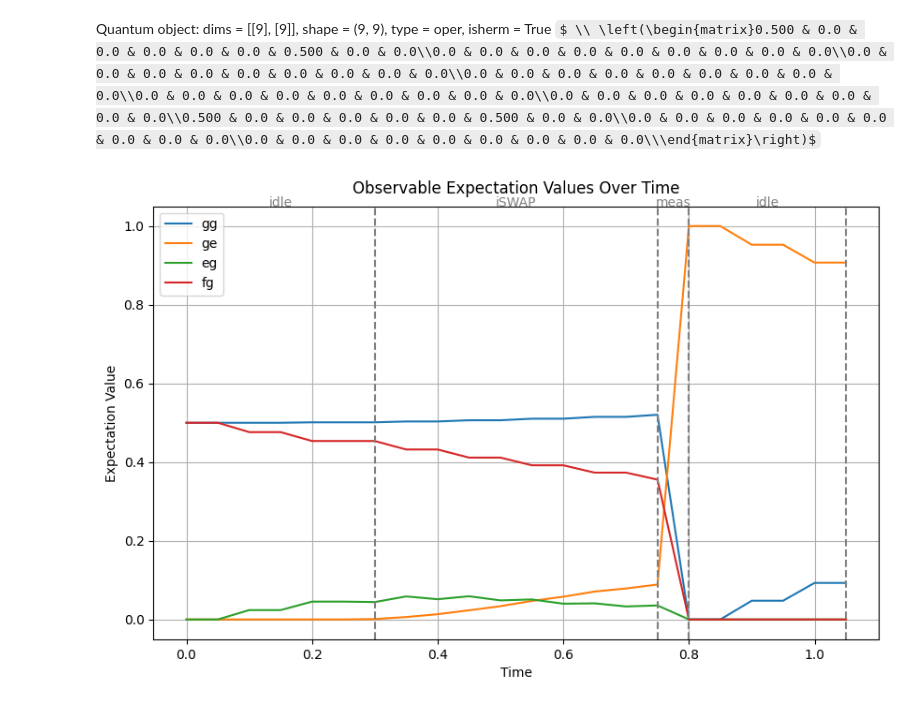
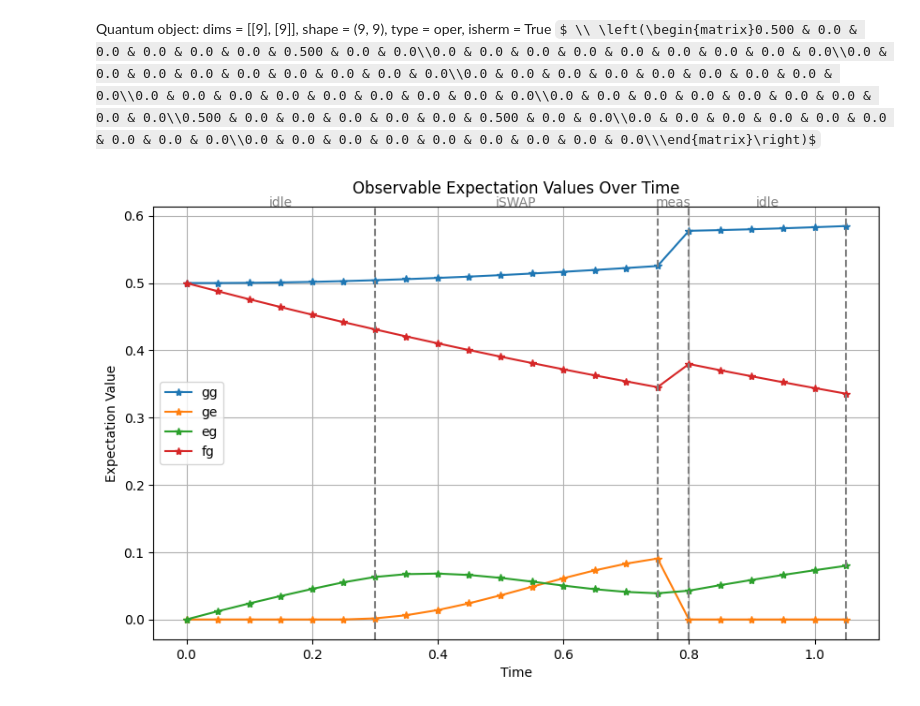
Before and after one commit to Pitt-JonesLab/quantum_logical, a Jupyter notebook: src/notebooks/noisy_simulation/03_noisy_erasure_detect.ipynb, the cells around one changed output. Drawn from its saved outputs; the diff is of its cells as text; code cells hidden in the pictures; some formulas as TeX source.

```diff
--- a/src/notebooks/noisy_simulation/03_noisy_erasure_detect.ipynb
+++ b/src/notebooks/noisy_simulation/03_noisy_erasure_detect.ipynb
@@ -59,11 +69,20 @@ amp_damp_channel = AmplitudeDamping(T1, num_qubits=N, hilbert_space_dim=dim)
 phase_damp_channel = PhaseDamping(T1, T2, num_qubits=N, hilbert_space_dim=dim)
 trotter = TrotterGroup(
     continuous_operators=[amp_damp_channel, phase_damp_channel],
-    trotter_dt=trotter_step_size,
+    trotter_dt=trotter_dt,
 )
 
 
 def propagate_state(rho, duration, unitary=None):
     return trotter.apply(rho, duration, discrete_unitary=unitary)
+
+
+def propagate_state_noiseless(rho, duration, unitary=None):
+    rho = Qobj(rho)
+    if unitary is not None:
+        unitary = Qobj(unitary)
+        unitary.dims = rho.dims
+        rho = unitary * rho * unitary.dag()
+    return rho
 # %%
 propagate_state(initial_state, duration=0, unitary=iswap)
@@ -106,7 +126,7 @@ def projective_measurement(state, outcome):
     # Renormalize the state
     return updated_state / updated_state.tr()
 # %%
-def execute_experiment_schedule(initial_state, schedule, time_step):
+def execute_experiment_schedule(initial_state, schedule, time_step, noiseless=False):
     """
     Execute a quantum experiment according to a specified schedule.
 
@@ -118,6 +138,7 @@ def execute_experiment_schedule(initial_state, schedule, time_step):
                                   and unitary stages, 'gate' for the unitary to be applied, and
                                   'outcome' for the measurement stage.
         time_step (float): The time step size for sampling the state evolution.
+        noiseless (bool): If True, the state evolution is noiseless (default: False).
 
     Returns:
         tuple: A tuple containing:
@@ -155,9 +176,14 @@ def execute_experiment_schedule(initial_state, schedule, time_step):
                     )
 
                 # Propagate the state for the current duration
-                state_at_step = propagate_state(
-                    initial_state, current_duration, unitary
-                )
+                if noiseless:
+                    state_at_step = propagate_state_noiseless(
+                        initial_state, current_duration, unitary
+                    )
+                else:
+                    state_at_step = propagate_state(
+                        initial_state, current_duration, unitary
+                    )
                 states.append(state_at_step)
                 time_points.append(time_points[-1] + time_step)
 
@@ -185,7 +211,7 @@ def plot_observables_vs_time(
         exp_values = [expect(Qobj(obs, dims=state.dims), state) for state in states]
         if not all(value == 0 for value in exp_values):
             relevant_observables[label] = exp_values
-            plt.plot(time_points, exp_values, label=label)
+            plt.plot(time_points, exp_values, label=label, marker="*")
 
     # Add vertical lines and annotations for stage transitions
     for i, end_time in enumerate(stage_end_times):
@@ -220,24 +246,26 @@ def plot_observables_vs_time(
 # %%
 # Define the schedule for the experiment
 experiment_schedule = [
     {"type": "idle", "duration": 0.3, "unitary": None},
     {"type": "gate", "duration": 0.5, "unitary": iswap},
     # {"type": "idle", "duration": 0.1, "unitary": None},
-    {"type": "meas", "duration": 0.05, "outcome": "e"},
+    {"type": "meas", "duration": 0.05, "outcome": "g"},
     {"type": "idle", "duration": 0.25, "unitary": None},
 ]
 
-# Define a small time step for more granular sampling
-time_step = 0.05
-
 # Execute the experiment with intermediate sampling
 experiment_states, time_points, stage_end_times = execute_experiment_schedule(
-    initial_state, experiment_schedule, time_step
+    initial_state, experiment_schedule, trotter_dt
+)
+
+
+noiseless_states, _, _ = execute_experiment_schedule(
+    initial_state, experiment_schedule, trotter_dt, noiseless=True
 )
 
 # Plotting the results
 plot_observables_vs_time(
     time_points, experiment_states, observables, stage_end_times, experiment_schedule
 )
 # %% [output]
-[figure, old version]
+[figure, new version]
```
Also changed, not shown: parts of 5 cells of this notebook, 13 other files.
